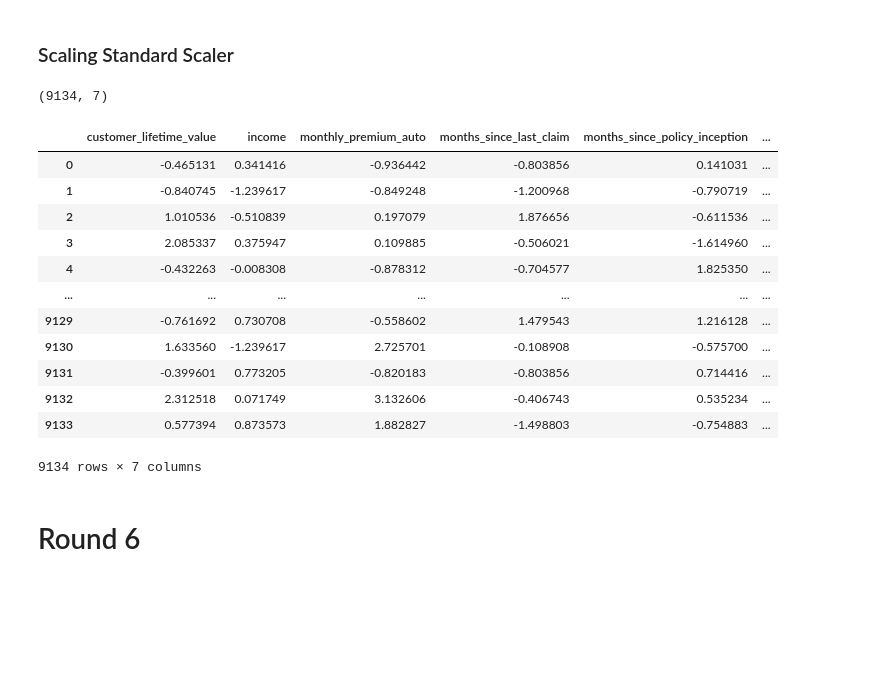
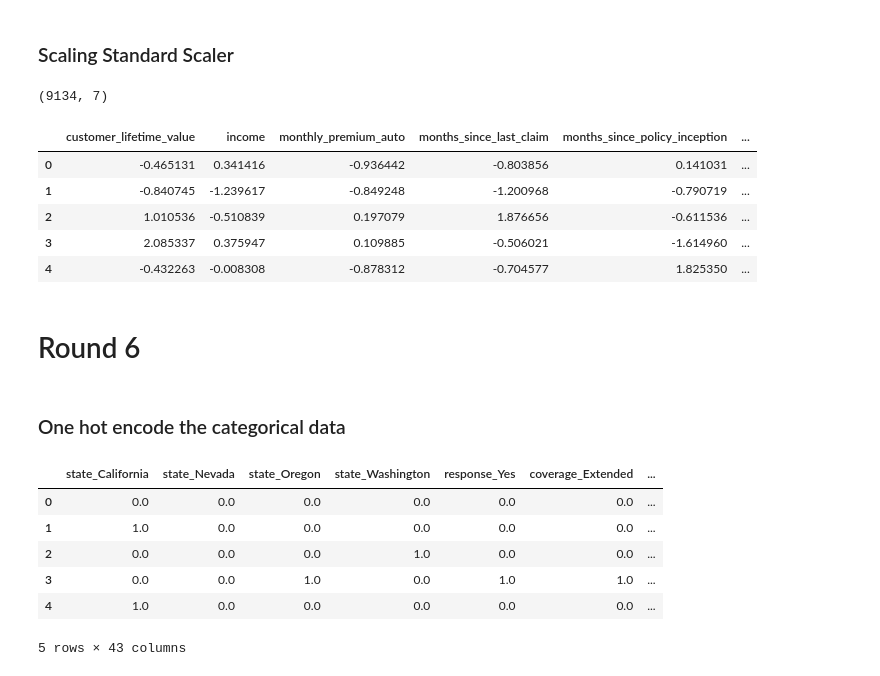
Before and after one commit to erin-berardi/lab-customer-analysis-round-2, a Jupyter notebook: files_for_lab/csv_files/cstmr_analysis_round_2.ipynb, the cells around one changed output. Saved outputs shown, nothing was run; the diff lists cells and outputs as text; code cells hidden in the pictures; blank space fills up the shorter version.

```diff
--- a/files_for_lab/csv_files/cstmr_analysis_round_2.ipynb
+++ b/files_for_lab/csv_files/cstmr_analysis_round_2.ipynb
@@ -203,17 +203,18 @@ data
 9134 rows × 25 columns
 # %% [markdown]
 # BONUS create a function to clean dataframe
+# %%
+data = pd.read_csv('marketing_customer_analysis.csv')
 # %%
 def clean_data(df):
     df.columns=[e.lower().replace(' ', '_') for e in df.columns]
     df=df.drop(columns=['unnamed:_0', 'vehicle_type'])
     df=df.dropna()
     df['effective_to_date']=pd.to_datetime(df['effective_to_date'], errors='coerce')
+    df['month'] = df['effective_to_date'].dt.month
     return df
 # %%
 data2 = clean_data(data)
-# %%
-data2['month'] = data2['effective_to_date'].dt.month
 # %%
 data2
 # %% [output]
@@ -690,23 +692,19 @@ pd.DataFrame(X_norm, columns=X_num.columns)
 # %%
 # good for measurements
 transformer = StandardScaler().fit(X_num)
 X_standard = transformer.transform(X_num)
 print(X_standard.shape)
-pd.DataFrame(X_standard, columns=X_num.columns)
+X_num_standard = pd.DataFrame(X_standard, columns=X_num.columns)
+X_num_standard.head()
 # %% [output]
 (9134, 7)
 |  | customer_lifetime_value | income | monthly_premium_auto | months_since_last_claim | months_since_policy_inception | ... |
 | 0 | -0.465131 | 0.341416 | -0.936442 | -0.803856 | 0.141031 | ... |
 | 1 | -0.840745 | -1.239617 | -0.849248 | -1.200968 | -0.790719 | ... |
 | 2 | 1.010536 | -0.510839 | 0.197079 | 1.876656 | -0.611536 | ... |
 | 3 | 2.085337 | 0.375947 | 0.109885 | -0.506021 | -1.614960 | ... |
 | 4 | -0.432263 | -0.008308 | -0.878312 | -0.704577 | 1.825350 | ... |
-| ... | ... | ... | ... | ... | ... | ... |
-| 9129 | -0.761692 | 0.730708 | -0.558602 | 1.479543 | 1.216128 | ... |
-| 9130 | 1.633560 | -1.239617 | 2.725701 | -0.108908 | -0.575700 | ... |
-| 9131 | -0.399601 | 0.773205 | -0.820183 | -0.803856 | 0.714416 | ... |
-| 9132 | 2.312518 | 0.071749 | 3.132606 | -0.406743 | 0.535234 | ... |
-| 9133 | 0.577394 | 0.873573 | 1.882827 | -1.498803 | -0.754883 | ... |
-9134 rows × 7 columns
 # %% [markdown]
 # Round 6
+# %% [markdown]
+### One hot encode the categorical data
@@ -712,0 +713,29 @@ pd.DataFrame(X_standard, columns=X_num.columns)
+# %%
+# Create encoder to be used on new data later.
+encoder = OneHotEncoder(drop='first').fit(X_cat)
+
+# Need to get column names. Trying a few different ways.
+
+#cols = [col_name for row in encoder.categories_ for col_name in row[1::]]
+
+"""
+cols = []
+for row in encoder.categories_|:
+        for col_name in row[1::]:
+             cols.append(col_name)
+"""
+
+
+cols = encoder.get_feature_names(input_features=X_cat.columns)
+
+X_cat_encode = pd.DataFrame(encoder.transform(X_cat).toarray(),columns=cols)
+
+X_cat_encode.head()
+# %% [output]
+|  | state_California | state_Nevada | state_Oregon | state_Washington | response_Yes | coverage_Extended | ... |
+| 0 | 0.0 | 0.0 | 0.0 | 0.0 | 0.0 | 0.0 | ... |
+| 1 | 1.0 | 0.0 | 0.0 | 0.0 | 0.0 | 0.0 | ... |
+| 2 | 0.0 | 0.0 | 0.0 | 1.0 | 0.0 | 0.0 | ... |
+| 3 | 0.0 | 0.0 | 1.0 | 0.0 | 1.0 | 1.0 | ... |
+| 4 | 1.0 | 0.0 | 0.0 | 0.0 | 0.0 | 0.0 | ... |
+5 rows × 43 columns
```
Also changed, not shown: parts of 35 cells of this notebook.
